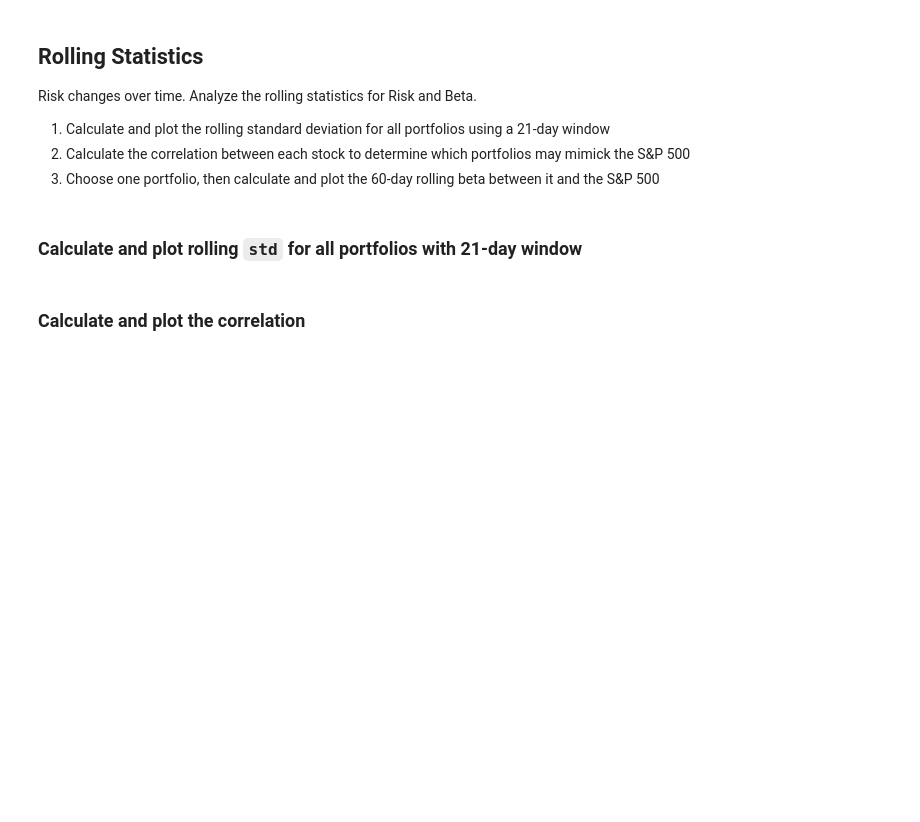
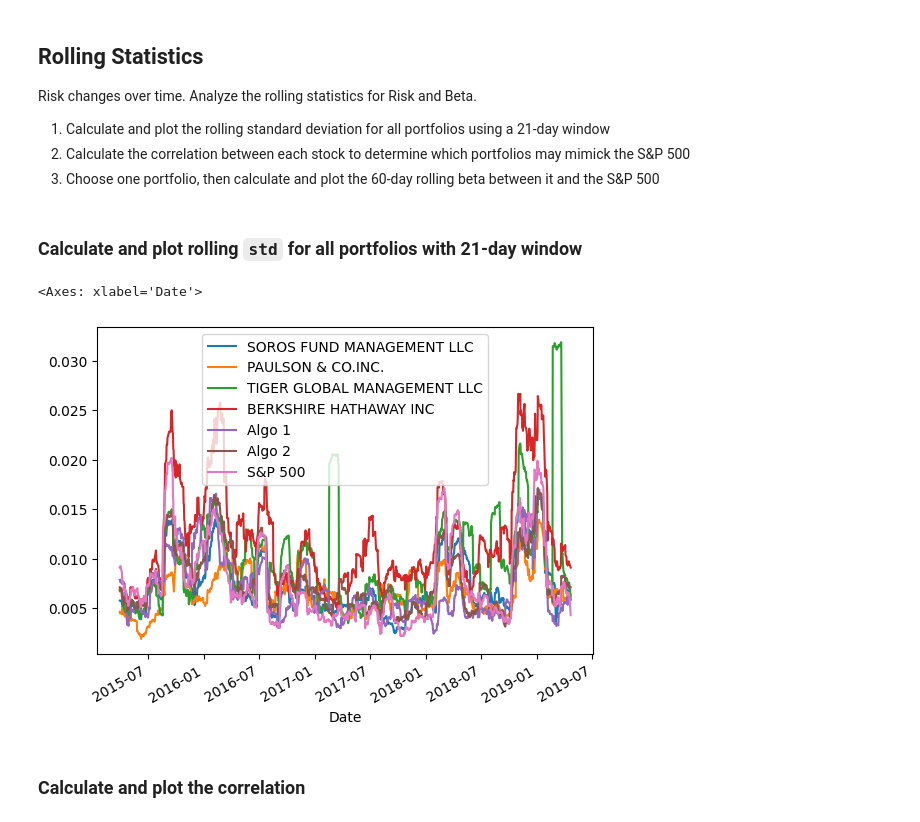
Before and after one commit to eazy2324/whale-analysis, a Jupyter notebook: whale_analysis.ipynb, the cells around one changed output. Drawn from its saved outputs; the diff is of its cells as text; code cells hidden in the pictures; blank space fills up the shorter version.

```diff
--- a/whale_analysis.ipynb
+++ b/whale_analysis.ipynb
@@ -135,8 +194,11 @@ Risk changes over time. Analyze the rolling statistics for Risk and Beta.
 ### Calculate and plot rolling `std` for all portfolios with 21-day window
 # %%
 # Calculate the rolling standard deviation for all portfolios using a 21-day window
-
 # Plot the rolling standard deviation
+all_returns_df.rolling(window=21).std().plot()
+# %% [output]
+<Axes: xlabel='Date'>
+[figure, added]
 # %% [markdown]
 ### Calculate and plot the correlation
 # %%
```
Also changed, not shown: parts of 43 cells of this notebook.
